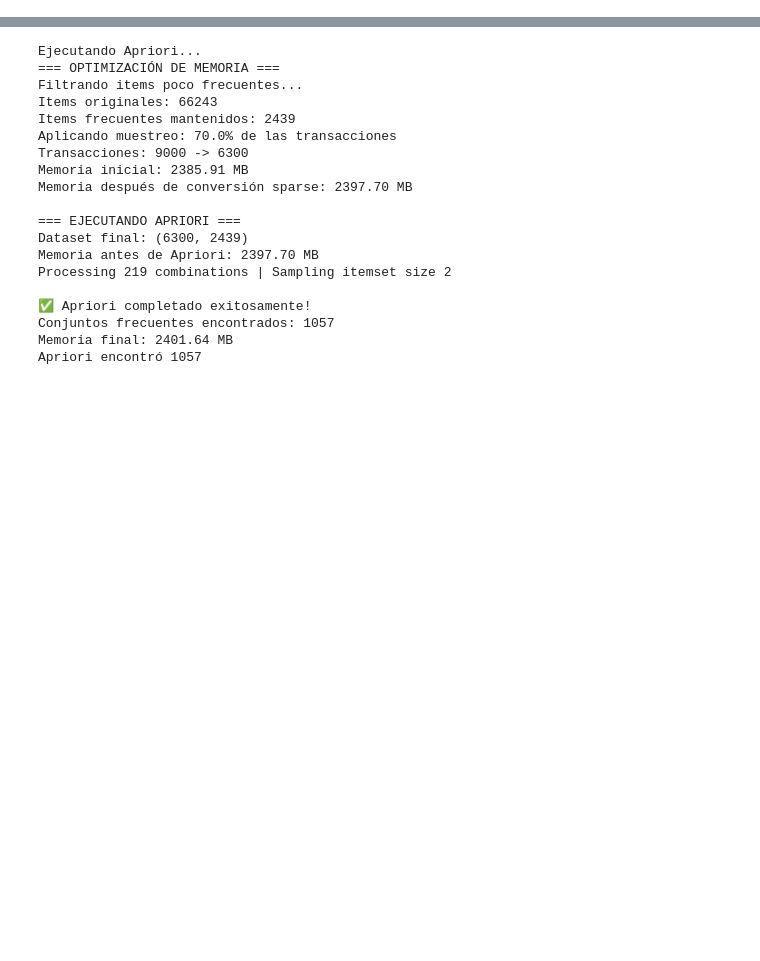
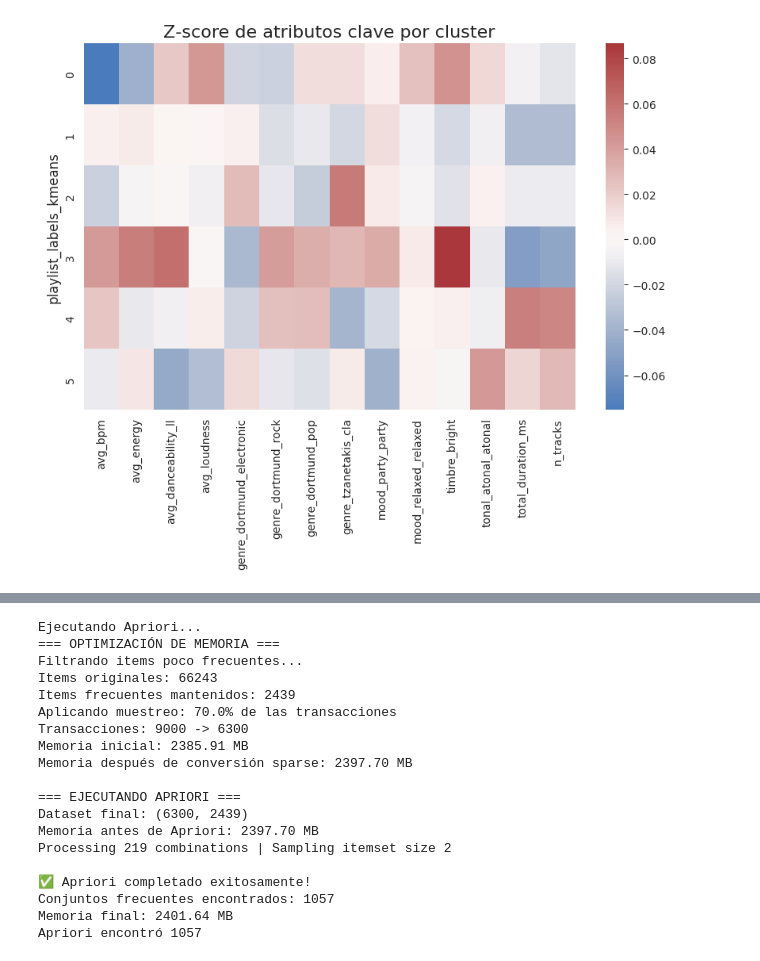
Before and after one commit to fabianlgomez/mpd-PlaylistSimilarity-unal, a Jupyter notebook: associationRules&Clustering.ipynb, the cells around one changed output, grey strips where cells are left out. Cells and saved outputs as stored; diff of their text form; code cells hidden in the pictures; blank space fills up the shorter version.

```diff
--- a/associationRules&Clustering.ipynb
+++ b/associationRules&Clustering.ipynb
@@ -69,0 +348,5 @@ Usaremos la matriz df_transactions para descubrir qué canciones tienden a apare
+# %%
+
+df_playlist['playlist_labels_kmeans'] = playlist_labels_kmeans
+print("\nEtiquetas de K-Means añadidas a df_playlist.")
+df_playlist.head()
@@ -69,0 +364,32 @@ Usaremos la matriz df_transactions para descubrir qué canciones tienden a apare
+# %%
+# columnas que realmente quieres describir
+core = ['avg_bpm','avg_energy','avg_danceability_ll','avg_loudness',
+        'genre_dortmund_electronic','genre_dortmund_rock','genre_dortmund_pop',
+        'genre_tzanetakis_cla','mood_party_party','mood_relaxed_relaxed',
+        'timbre_bright','tonal_atonal_atonal',
+        'total_duration_ms','n_tracks']
+
+feat_df = df_playlist[core + ['playlist_labels_kmeans']]
+
+# 1) centroides
+centroids = feat_df.groupby('playlist_labels_kmeans').mean()
+
+# 2) media y std global
+global_mean = feat_df[core].mean()
+global_std  = feat_df[core].std(ddof=0)
+
+# 3) z‑scores del centroide ─ valores >0 ⇒ sobre el promedio
+zcent = (centroids - global_mean) / global_std
+
+# 4) quedarnos con top ±5 variables más “extremas” por cluster
+summary = {}
+for c, row in zcent.iterrows():
+    top_pos = row.sort_values(ascending=False).head(5)
+    top_neg = row.sort_values().head(5)
+    summary[c] = pd.concat([top_pos, top_neg])
+
+summary_df = (pd.concat(summary, axis=1)
+                .rename_axis('feature')
+                .T.reset_index()
+                .rename(columns={'level_0':'cluster'}))
+print(summary_df)
@@ -69,0 +414,9 @@ Usaremos la matriz df_transactions para descubrir qué canciones tienden a apare
+# %%
+import seaborn as sns, matplotlib.pyplot as plt
+
+plt.figure(figsize=(10,6))
+sns.heatmap(zcent[core], cmap='vlag', center=0, annot=False)
+plt.title("Z‑score de atributos clave por cluster")
+plt.show()
+# %% [output]
+[figure, added]
```
Also changed, not shown: parts of 45 cells of this notebook.
